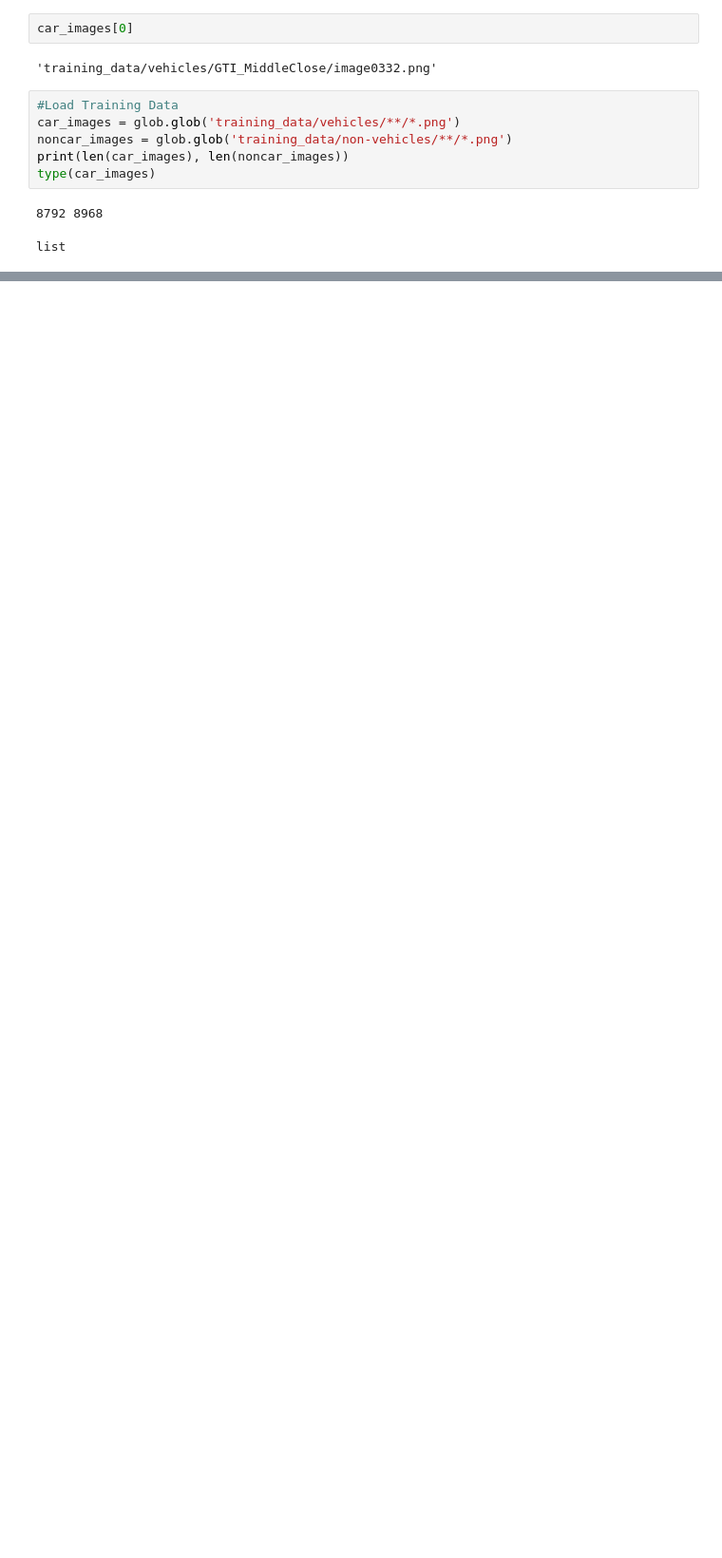
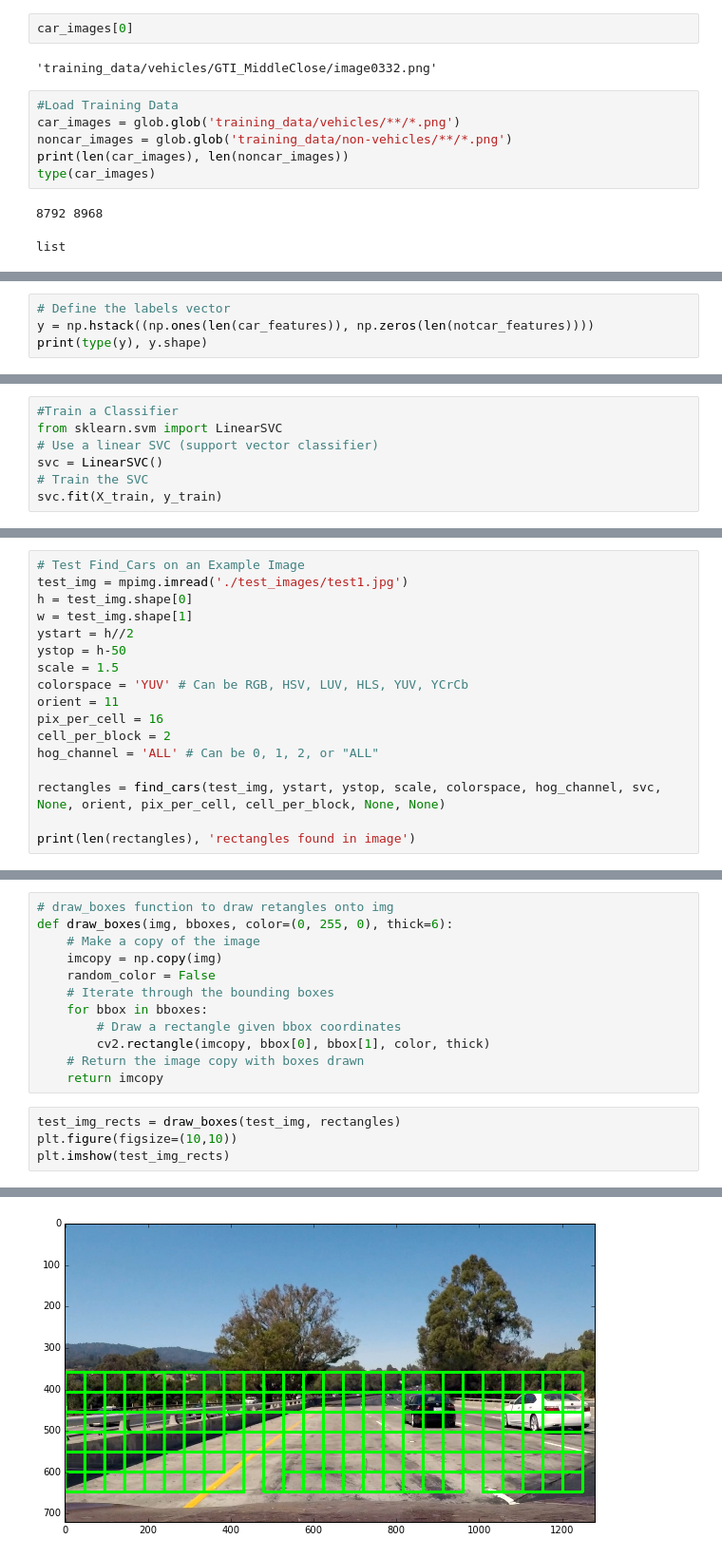
Before and after one commit to amiltonwong/CarND-Vehicle-Detection, a Jupyter notebook: practice.ipynb, the cells around one changed output, grey strips where cells are left out. Shown at 95% size. Drawn from its saved outputs; the diff is of its cells as text; blank space fills up the shorter version.

```diff
--- a/practice.ipynb
+++ b/practice.ipynb
@@ -53,0 +201,4 @@ for i in np.arange(32,64):
+# %%
+# Define the labels vector
+y = np.hstack((np.ones(len(car_features)), np.zeros(len(notcar_features))))
+print(type(y), y.shape)
@@ -53,0 +227,7 @@ for i in np.arange(32,64):
+# %%
+#Train a Classifier
+from sklearn.svm import LinearSVC
+# Use a linear SVC (support vector classifier)
+svc = LinearSVC()
+# Train the SVC
+svc.fit(X_train, y_train)
@@ -53,0 +364,17 @@ for i in np.arange(32,64):
+# %%
+# Test Find_Cars on an Example Image
+test_img = mpimg.imread('./test_images/test1.jpg')
+h = test_img.shape[0]
+w = test_img.shape[1]
+ystart = h//2
+ystop = h-50
+scale = 1.5
+colorspace = 'YUV' # Can be RGB, HSV, LUV, HLS, YUV, YCrCb
+orient = 11
+pix_per_cell = 16
+cell_per_block = 2
+hog_channel = 'ALL' # Can be 0, 1, 2, or "ALL"
+
+rectangles = find_cars(test_img, ystart, ystop, scale, colorspace, hog_channel, svc, None, orient, pix_per_cell, cell_per_block, None, None)
+
+print(len(rectangles), 'rectangles found in image')
@@ -53,0 +383,17 @@ for i in np.arange(32,64):
+# %%
+# draw_boxes function to draw retangles onto img
+def draw_boxes(img, bboxes, color=(0, 255, 0), thick=6):
+    # Make a copy of the image
+    imcopy = np.copy(img)
+    random_color = False
+    # Iterate through the bounding boxes
+    for bbox in bboxes:
+        # Draw a rectangle given bbox coordinates
+        cv2.rectangle(imcopy, bbox[0], bbox[1], color, thick)
+    # Return the image copy with boxes drawn
+    return imcopy
+# %%
+test_img_rects = draw_boxes(test_img, rectangles)
+plt.figure(figsize=(10,10))
+plt.imshow(test_img_rects)
+# %% [output]
@@ -53,0 +401 @@ for i in np.arange(32,64):
+[figure, added]
```
Also changed, not shown: parts of 26 cells of this notebook, 8 other files.
